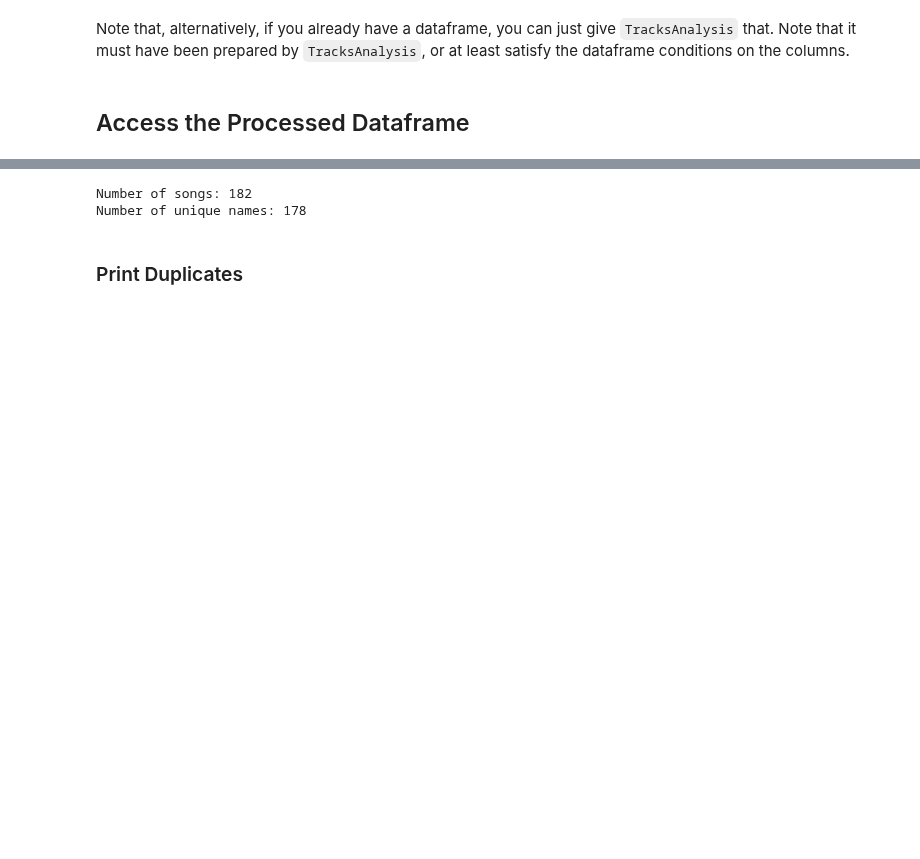
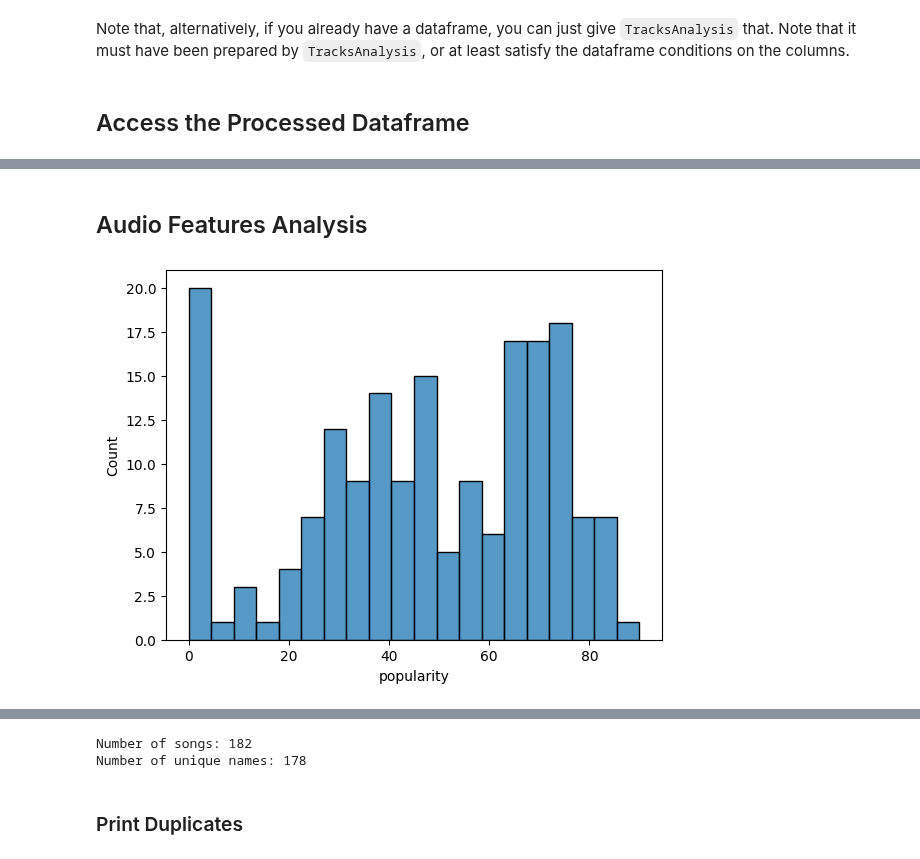
Before and after one commit to thorwhalen/sung, a Jupyter notebook: misc/playlist_analysis.ipynb, the cells around one changed output, grey strips where cells are left out. Drawn from its saved outputs; the diff is of its cells as text; code cells hidden in the pictures; blank space fills up the shorter version.

Commit message:
feat: enhance audio features handling and add plotting capabilities

```diff
--- a/misc/playlist_analysis.ipynb
+++ b/misc/playlist_analysis.ipynb
@@ -31,0 +33,6 @@ ta.df.head()
+# %% [markdown]
+## Audio Features Analysis
+# %%
+ta.plot_features_histogram()
+# %% [output]
+[figure, added]
```
Also changed, not shown: parts of 10 cells of this notebook, 5 other files.
